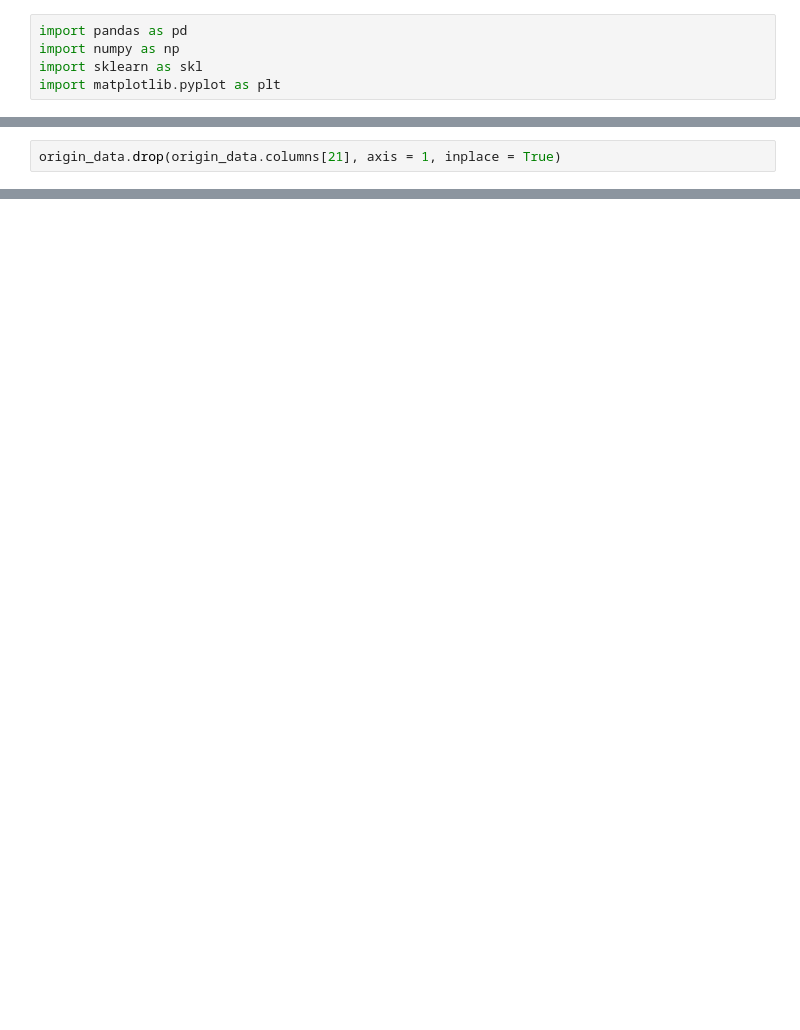
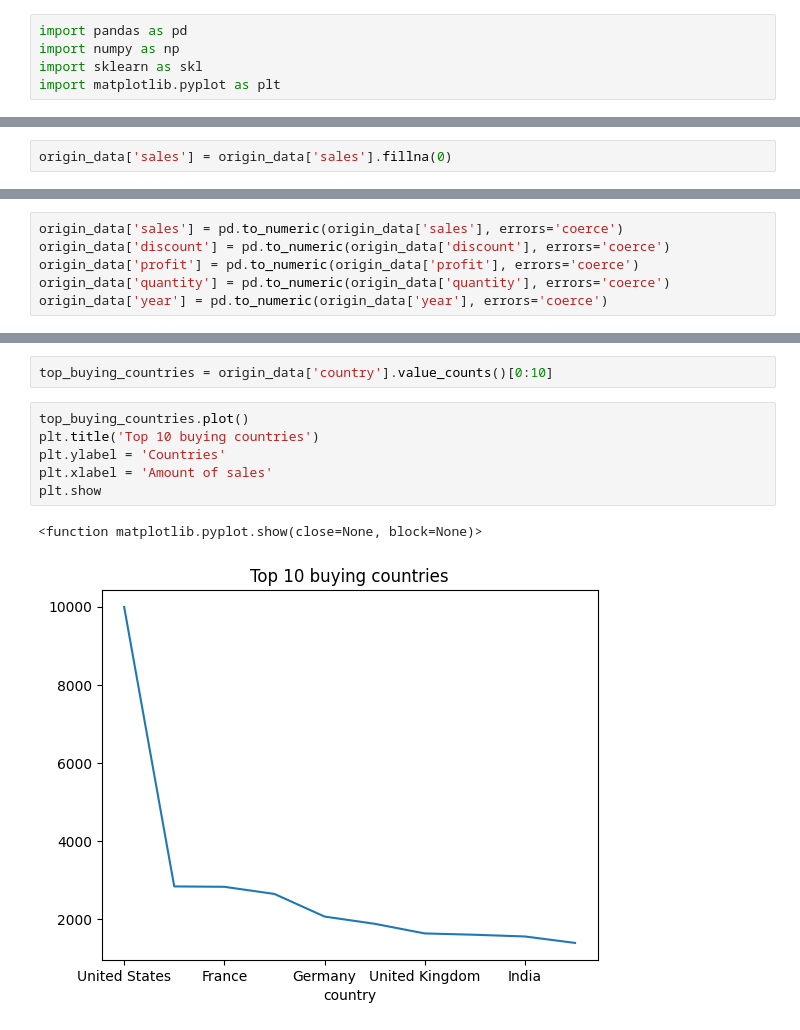
Before and after one commit to P2WYujiro/DataAnalysisPractise, a Jupyter notebook: sstore_dataset.ipynb, the cells around one changed output, grey strips where cells are left out. Saved outputs shown, nothing was run; the diff lists cells and outputs as text; blank space fills up the shorter version.

```diff
--- a/sstore_dataset.ipynb
+++ b/sstore_dataset.ipynb
@@ -63,4 +63,2 @@ Unnamed: 21       51284
 dtype: int64
-# %%
-origin_data.drop(origin_data.columns[21], axis = 1, inplace = True)
 # %%
@@ -85,0 +104,2 @@ memory usage: 8.2+ MB
+# %%
+origin_data['sales'] = origin_data['sales'].fillna(0)
@@ -88,2 +128,8 @@ origin_data.duplicated().sum() #Просто удостовериться
 # %% [output]
 np.int64(0)
+# %%
+origin_data['sales'] = pd.to_numeric(origin_data['sales'], errors='coerce')
+origin_data['discount'] = pd.to_numeric(origin_data['discount'], errors='coerce')
+origin_data['profit'] = pd.to_numeric(origin_data['profit'], errors='coerce')
+origin_data['quantity'] = pd.to_numeric(origin_data['quantity'], errors='coerce')
+origin_data['year'] = pd.to_numeric(origin_data['year'], errors='coerce')
@@ -89,0 +164,11 @@ np.int64(0)
+# %%
+top_buying_countries = origin_data['country'].value_counts()[0:10]
+# %%
+top_buying_countries.plot()
+plt.title('Top 10 buying countries')
+plt.ylabel = 'Countries'
+plt.xlabel = 'Amount of sales'
+plt.show
+# %% [output]
+<function matplotlib.pyplot.show(close=None, block=None)>
+[figure, added]
```
Also changed, not shown: parts of 11 cells of this notebook, 3 other files.
